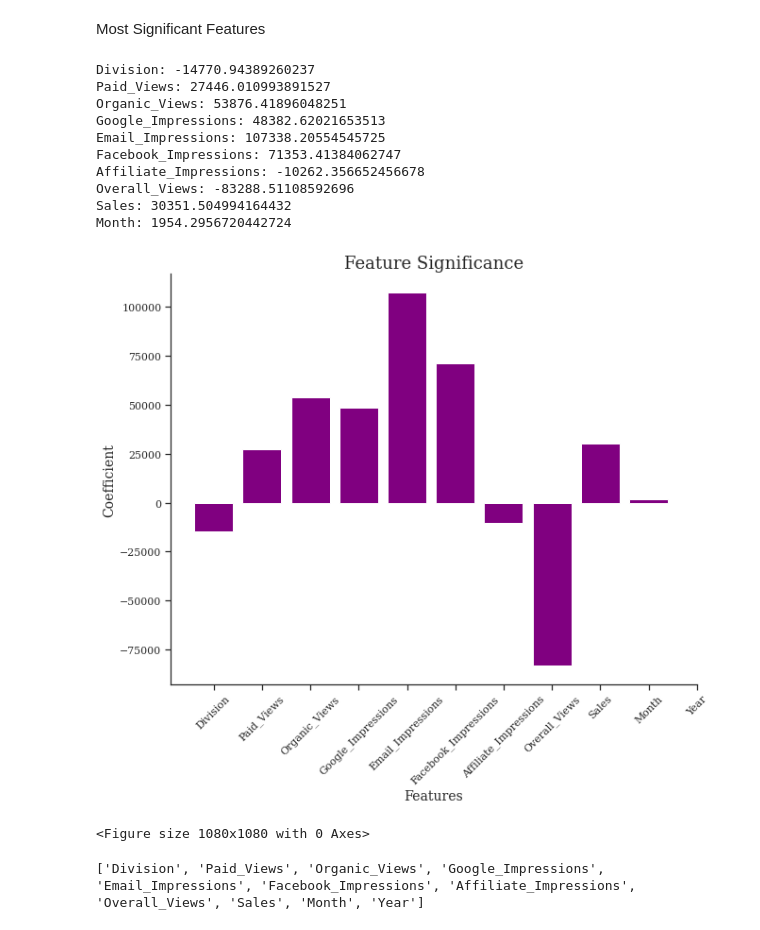
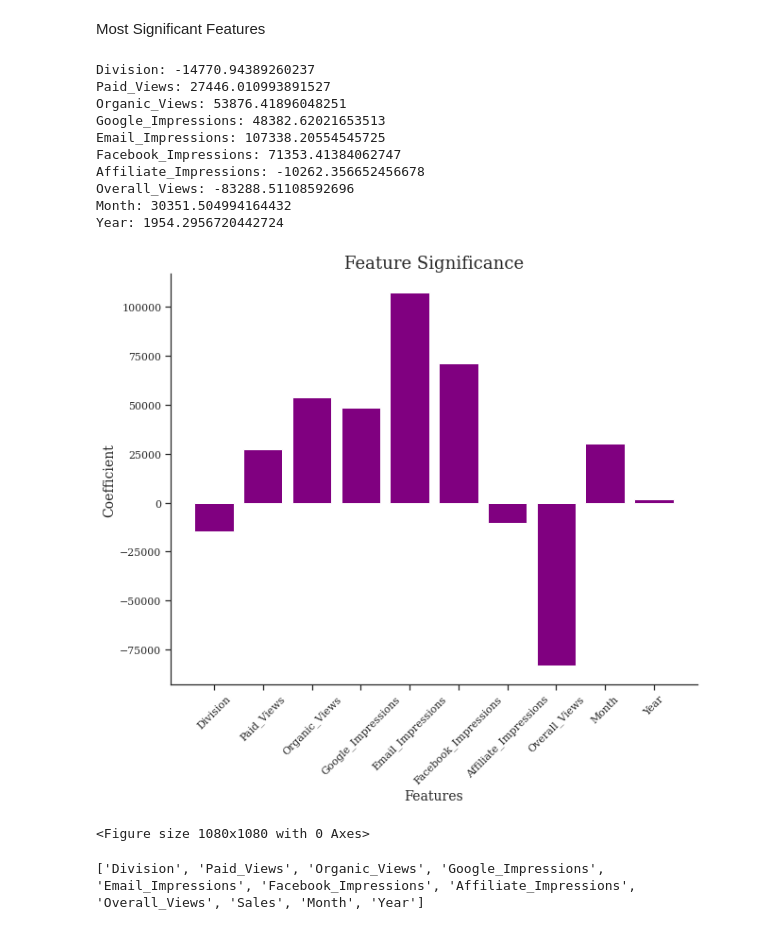
Before and after one commit to camilla-zhang/ad_sales_prediction, a Jupyter notebook: predicting_sales_eda_models.ipynb, the cells around one changed output. Cells and saved outputs as stored; diff of their text form; code cells hidden in the pictures.

```diff
--- a/predicting_sales.ipynb
+++ b/predicting_sales_eda_models.ipynb
@@ -201,34 +201,35 @@ Linear test score: 0.785
 # %% [markdown]
 Most Significant Features
 # %%
+df_features = df_preprocessed.drop('Sales', axis = 'columns')
 important_features = linear.coef_
 for i,v in enumerate(important_features):
- print(df_preprocessed.columns[i]+':',v)
+ print(df_features.columns[i]+':',v)
 plt.figure(figsize = (10, 8))
 plt.bar([x for x in range(len(important_features))], important_features, color = 'purple')
-plt.xticks(range(len(df_preprocessed.columns)), df_preprocessed.columns.to_list(), size='small', rotation=45)
+plt.xticks(range(len(df_features.columns)), df_features.columns.to_list(), size='small', rotation=45)
 plt.tick_params(bottom = True)
 plt.tick_params(left = True)
 plt.title('Feature Significance', fontsize = 18, fontname="serif")
 plt.ylabel('Coefficient', fontsize = 14, fontname="serif")
 plt.xlabel('Features', fontsize = 14, fontname="serif")
 plt.yticks(fontsize=11, fontname="serif")
 plt.xticks(fontsize=11, fontname="serif")
 sns.despine(right = True, top = True)
 plt.show()
-plt.savefig('gdrive/My Drive/feature_significance.png')
+plt.savefig('gdrive/My Drive/sales_feature_significance.png')
 # %% [output]
 Division: -14770.94389260237
 Paid_Views: 27446.010993891527
 Organic_Views: 53876.41896048251
 Google_Impressions: 48382.62021653513
 Email_Impressions: 107338.20554545725
 Facebook_Impressions: 71353.41384062747
 Affiliate_Impressions: -10262.356652456678
 Overall_Views: -83288.51108592696
-Sales: 30351.504994164432
-Month: 1954.2956720442724
+Month: 30351.504994164432
+Year: 1954.2956720442724
-[figure, old version]
+[figure, new version]
 <Figure size 1080x1080 with 0 Axes>
 # %%
 print(df_preprocessed.columns.to_list())
```
Also changed, not shown: parts of 7 cells of this notebook.
